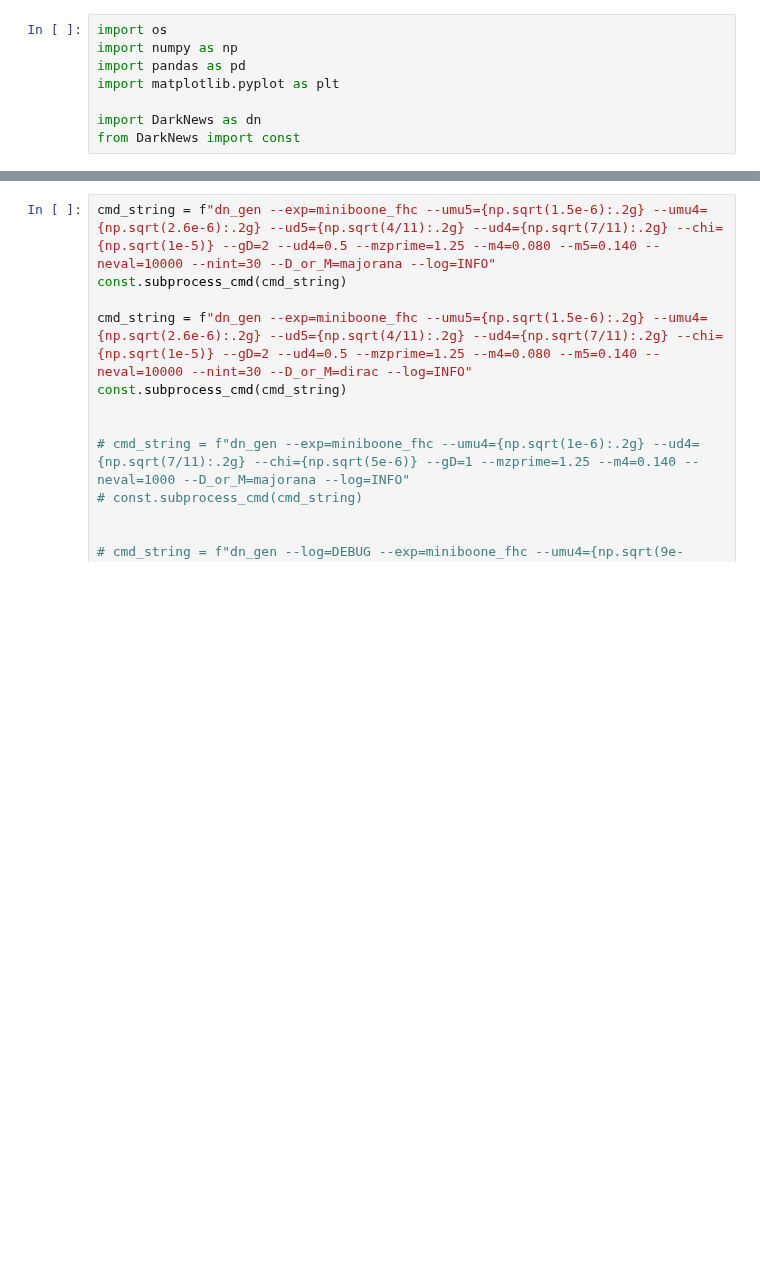
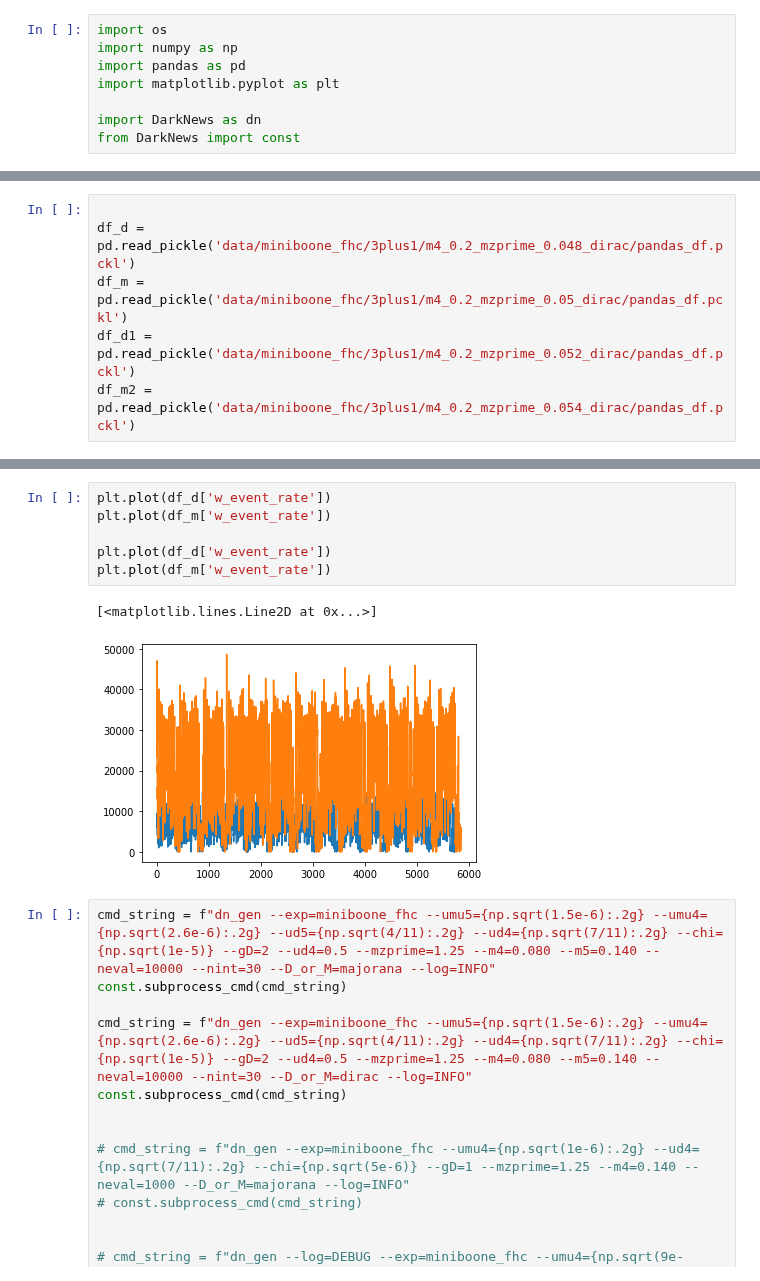
Before and after one commit to mhostert/DarkNews-generator, a Jupyter notebook: examples/Example_1_benchmark_points.ipynb, the cells around one changed output, grey strips where cells are left out. Saved outputs shown, nothing was run; the diff lists cells and outputs as text; blank space fills up the shorter version.

```diff
--- a/examples/Example_1_benchmark_points.ipynb
+++ b/examples/Example_1_benchmark_points.ipynb
@@ -18,0 +46,6 @@ from DarkNews import const
+# %%
+
+df_d = pd.read_pickle('data/miniboone_fhc/3plus1/m4_0.2_mzprime_0.048_dirac/pandas_df.pckl')
+df_m = pd.read_pickle('data/miniboone_fhc/3plus1/m4_0.2_mzprime_0.05_dirac/pandas_df.pckl')
+df_d1 = pd.read_pickle('data/miniboone_fhc/3plus1/m4_0.2_mzprime_0.052_dirac/pandas_df.pckl')
+df_m2 = pd.read_pickle('data/miniboone_fhc/3plus1/m4_0.2_mzprime_0.054_dirac/pandas_df.pckl')
@@ -19,3 +62,12 @@ from DarkNews import const
+# %%
+plt.plot(df_d['w_event_rate'])
+plt.plot(df_m['w_event_rate'])
+
+plt.plot(df_d['w_event_rate'])
+plt.plot(df_m['w_event_rate'])
+# %% [output]
+[<matplotlib.lines.Line2D at 0x...>]
+[figure, added]
 # %%
 cmd_string = f"dn_gen --exp=miniboone_fhc --umu5={np.sqrt(1.5e-6):.2g} --umu4={np.sqrt(2.6e-6):.2g} --ud5={np.sqrt(4/11):.2g} --ud4={np.sqrt(7/11):.2g} --chi={np.sqrt(1e-5)} --gD=2 --ud4=0.5 --mzprime=1.25 --m4=0.080 --m5=0.140 --neval=10000 --nint=30 --D_or_M=majorana --log=INFO"
 const.subprocess_cmd(cmd_string)
```
Also changed, not shown: parts of 3 cells of this notebook, 16 other files.
